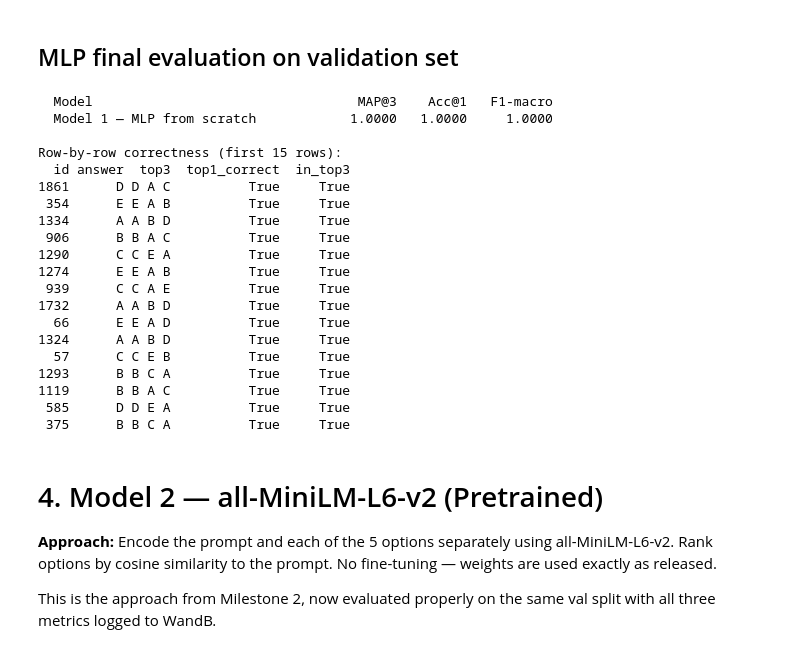
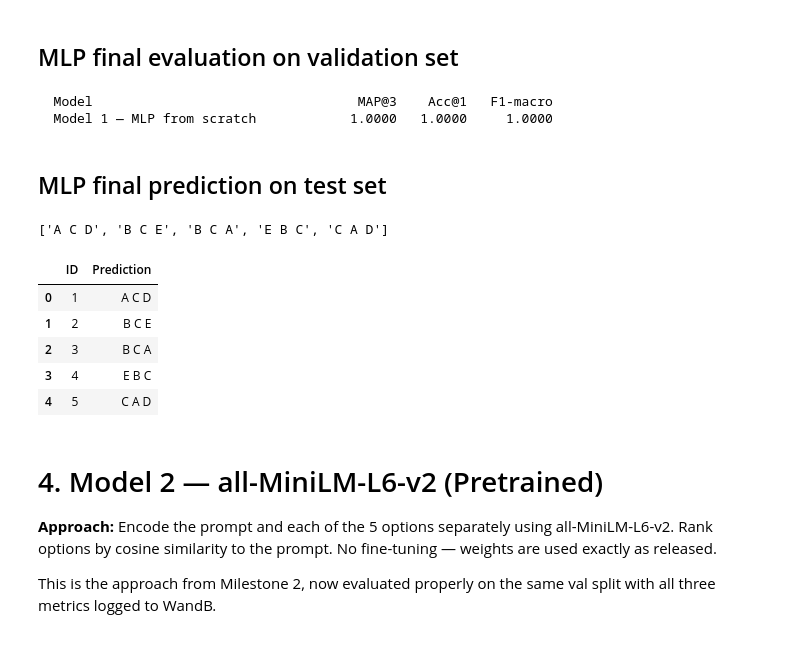
Before and after one commit to 24f3003354/dl-genai-project-26-t2, a Jupyter notebook: notebooks/final-notebook.ipynb, the cells around one changed output. Saved outputs shown, nothing was run; the diff lists cells and outputs as text; code cells hidden in the pictures.

```diff
--- a/notebooks/final-notebook.ipynb
+++ b/notebooks/final-notebook.ipynb
@@ -151,12 +140,10 @@ The input is a single TF-IDF vector representing the concatenation of the prompt
 def build_combined(df):
     return df[['prompt'] + OPTION_COLS].astype(str).agg(' '.join, axis=1)
 
-tfidf = TfidfVectorizer(stop_words='english', max_features=8000)
-tfidf.fit(pd.concat([build_combined(train), build_combined(test)], ignore_index=True))
+tfidf = TfidfVectorizer(stop_words='english', max_features=10000)
 
-X_train = tfidf.transform(build_combined(train_df)).toarray().astype(np.float32)
+X_train = tfidf.fit_transform(build_combined(train_df)).toarray().astype(np.float32)
 X_val   = tfidf.transform(build_combined(val_df)).toarray().astype(np.float32)
-X_test  = tfidf.transform(build_combined(test)).toarray().astype(np.float32)
 
 y_train = train_df['label'].values.astype(np.int64)
 y_val   = val_df['label'].values.astype(np.int64)
@@ -325,29 +323,43 @@ Run summary:
 # %% [markdown]
 ## MLP final evaluation on validation set
 # %%
-mlp_top3_val  = val_top3_mlp(mlp, X_val)
+mlp.load_state_dict(torch.load("best_mlp.pt"))
+mlp.eval()
+
+mlp_top3_val  = val_top3_mlp(mlp, val_loader)
 mlp_metrics   = evaluate_all("Model 1 — MLP from scratch", val_df['answer'], mlp_top3_val)
 
-print("\nRow-by-row correctness (first 15 rows):")
-correctness_table(val_df, mlp_top3_val)
+# print("\nRow-by-row correctness (first 15 rows):")
+# correctness_table(val_df, mlp_top3_val)
 # %% [output]
   Model                                  MAP@3    Acc@1   F1-macro
   Model 1 — MLP from scratch            1.0000   1.0000     1.0000
-
-Row-by-row correctness (first 15 rows):
-  id answer  top3  top1_correct  in_top3
-1861      D D A C          True     True
- 354      E E A B          True     True
-1334      A A B D          True     True
- 906      B B A C          True     True
-1290      C C E A          True     True
-1274      E E A B          True     True
- 939      C C A E          True     True
-1732      A A B D          True     True
-  66      E E A D          True     True
-1324      A A B D          True     True
-  57      C C E B          True     True
-1293      B B C A          True     True
-1119      B B A C          True     True
- 585      D D E A          True     True
- 375      B B C A          True     True
+# %% [markdown]
+## MLP final prediction on test set
+# %%
+X_test = tfidf.transform(build_combined(test)).toarray().astype(np.float32)
+
+with torch.no_grad():
+    logits = mlp(torch.tensor(X_test).to(DEVICE))
+    probs  = F.softmax(logits, dim=-1).cpu().numpy()
+ranked = np.argsort(-probs, axis=1)
+mlp_top3_pred = [[IDX_TO_OPT[j] for j in row[:3]] for row in ranked]
+# %%
+predictions = [' '.join(row) for row in mlp_top3_pred]
+predictions[:5]
+# %% [output]
+['A C D', 'B C E', 'B C A', 'E B C', 'C A D']
+# %%
+submission = pd.DataFrame({
+    'ID': test['id'],
+    'Prediction': predictions
+})
+
+submission.head()
+# %% [output]
+|  | ID | Prediction |
+| 0 | 1 | A C D |
+| 1 | 2 | B C E |
+| 2 | 3 | B C A |
+| 3 | 4 | E B C |
+| 4 | 5 | C A D |
```
Also changed, not shown: parts of 21 cells of this notebook.
